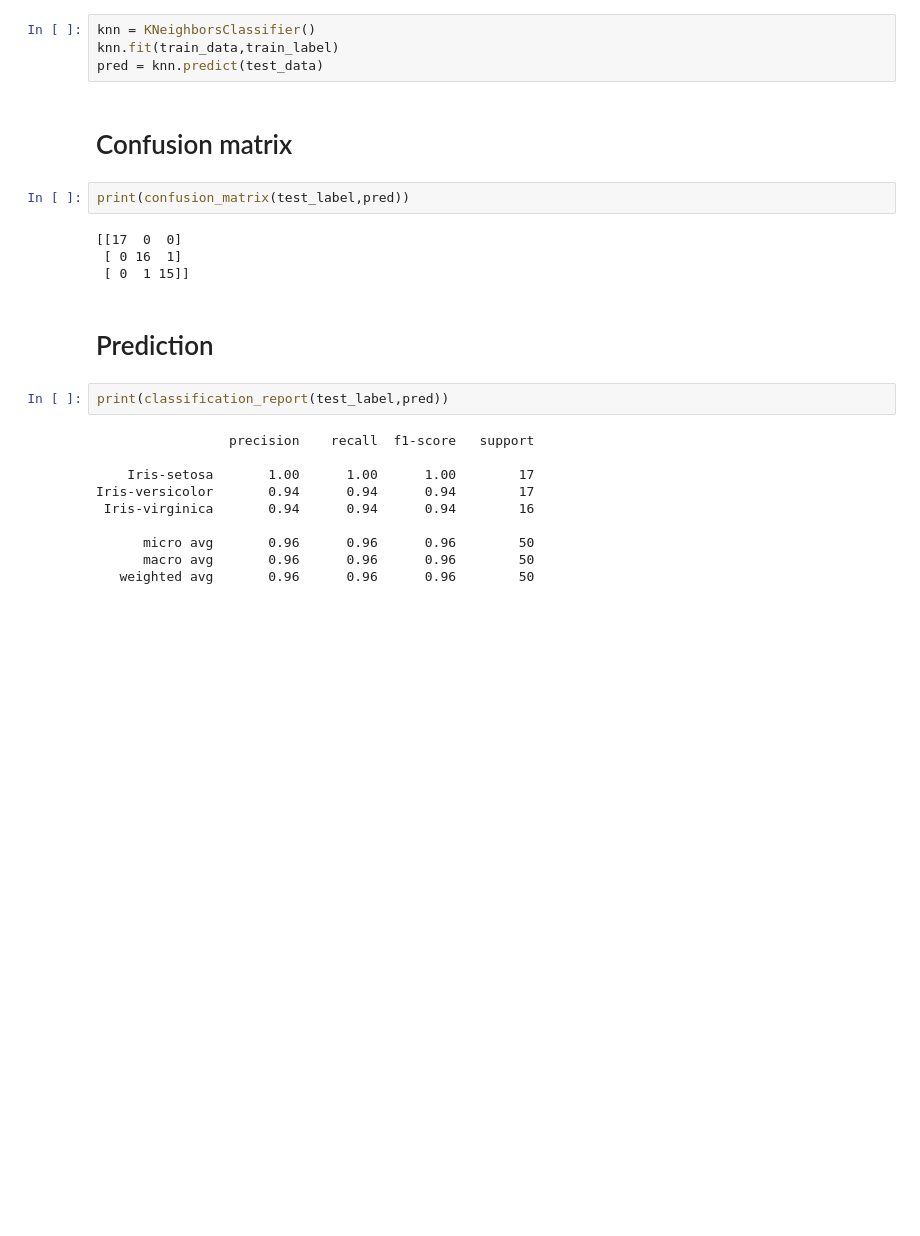
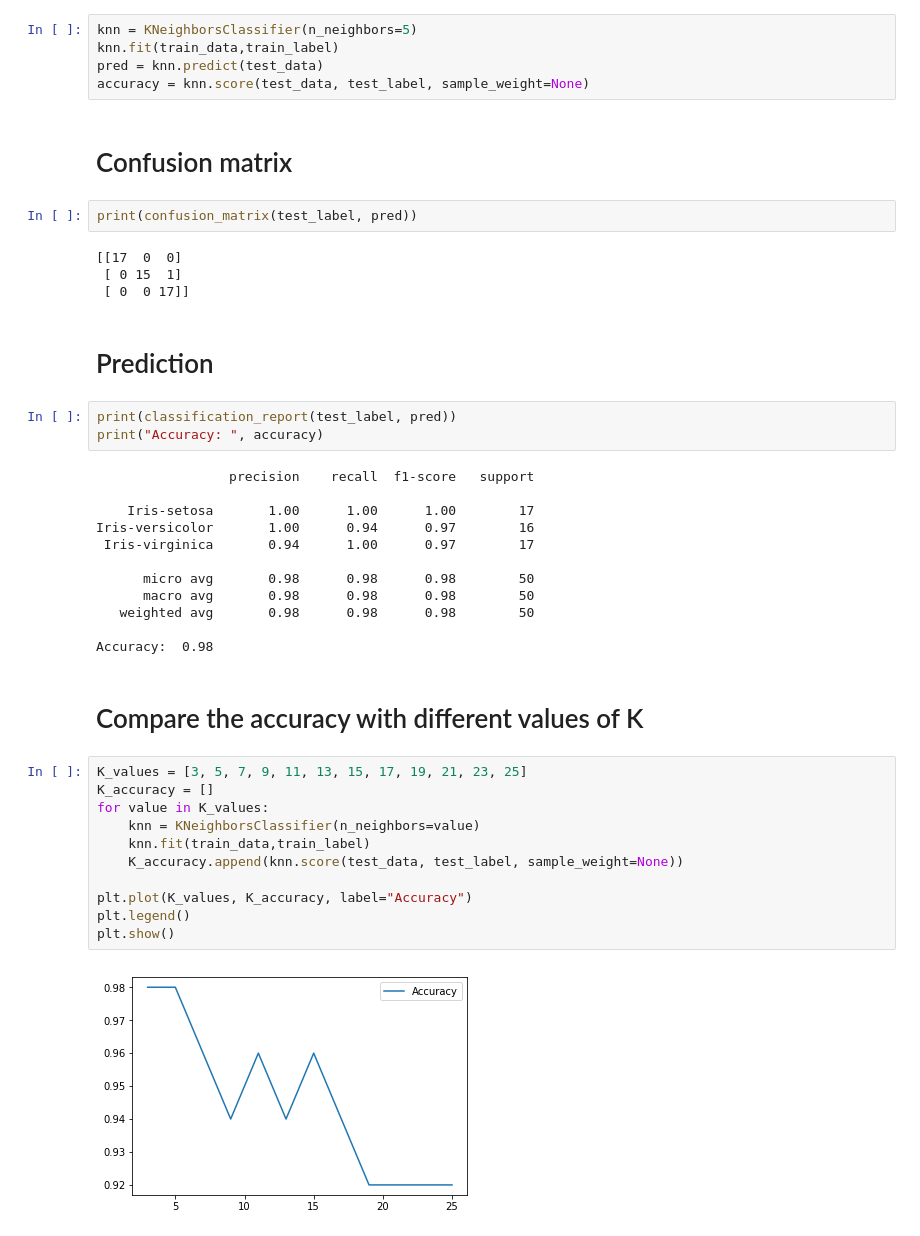
Before and after one commit to pete710592/2019_DataMining, a Jupyter notebook: Homework02_Measure of Similarity on Data Objects/Iris.ipynb, the cells around one changed output. Saved outputs shown, nothing was run; the diff lists cells and outputs as text; blank space fills up the shorter version.

```diff
--- a/Homework02_Measure of Similarity on Data Objects/Iris.ipynb
+++ b/Homework02_Measure of Similarity on Data Objects/Iris.ipynb
@@ -53,26 +54,45 @@ train_data , test_data , train_label , test_label = train_test_split(iris_data,
 # %%
-knn = KNeighborsClassifier()
+knn = KNeighborsClassifier(n_neighbors=5)
 knn.fit(train_data,train_label)
 pred = knn.predict(test_data)
+accuracy = knn.score(test_data, test_label, sample_weight=None)
 # %% [markdown]
 # Confusion matrix
 # %%
-print(confusion_matrix(test_label,pred))
+print(confusion_matrix(test_label, pred))
 # %% [output]
 [[17  0  0]
- [ 0 16  1]
- [ 0  1 15]]
+ [ 0 15  1]
+ [ 0  0 17]]
 # %% [markdown]
 # Prediction
 # %%
-print(classification_report(test_label,pred))
+print(classification_report(test_label, pred))
+print("Accuracy: ", accuracy)
 # %% [output]
                  precision    recall  f1-score   support
 
     Iris-setosa       1.00      1.00      1.00        17
-Iris-versicolor       0.94      0.94      0.94        17
- Iris-virginica       0.94      0.94      0.94        16
+Iris-versicolor       1.00      0.94      0.97        16
+ Iris-virginica       0.94      1.00      0.97        17
 
-      micro avg       0.96      0.96      0.96        50
-      macro avg       0.96      0.96      0.96        50
-   weighted avg       0.96      0.96      0.96        50
+      micro avg       0.98      0.98      0.98        50
+      macro avg       0.98      0.98      0.98        50
+   weighted avg       0.98      0.98      0.98        50
+
+Accuracy:  0.98
+# %% [markdown]
+# Compare the accuracy with different values of K
+# %%
+K_values = [3, 5, 7, 9, 11, 13, 15, 17, 19, 21, 23, 25]
+K_accuracy = []
+for value in K_values:
+    knn = KNeighborsClassifier(n_neighbors=value)
+    knn.fit(train_data,train_label)
+    K_accuracy.append(knn.score(test_data, test_label, sample_weight=None))
+
+plt.plot(K_values, K_accuracy, label="Accuracy")
+plt.legend()
+plt.show()
+# %% [output]
+[figure, added]
```
Also changed, not shown: parts of 2 cells of this notebook, 2 other files.
